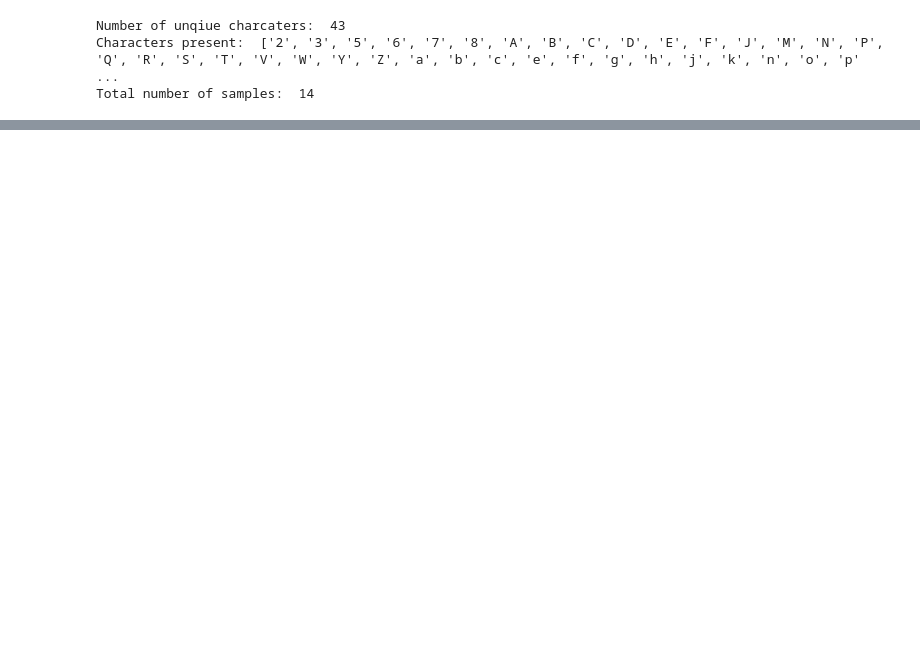
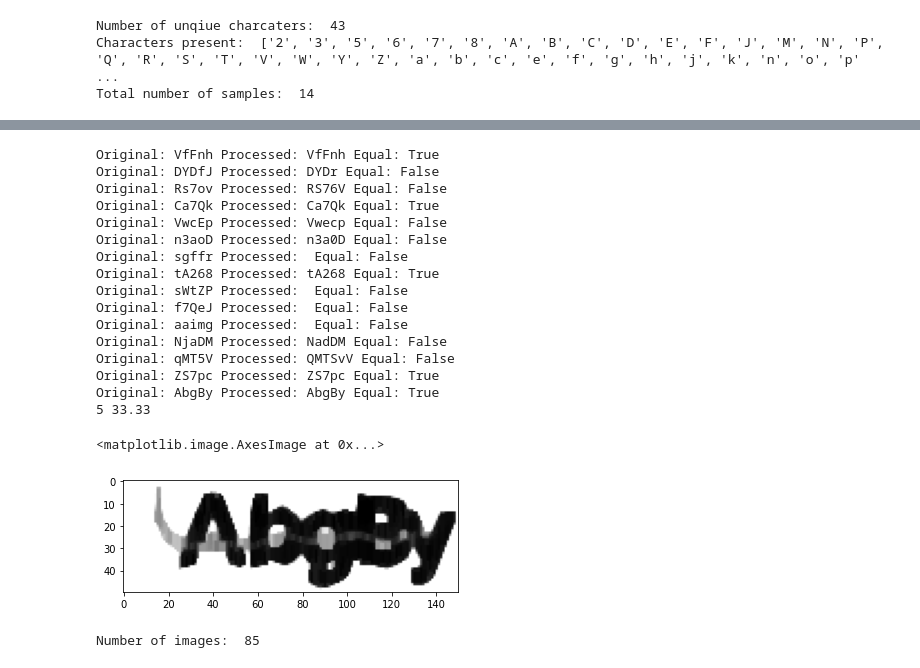
Before and after one commit to urbanogilson/SICAR, a Jupyter notebook: captcha.ipynb, the cells around one changed output, grey strips where cells are left out. Saved outputs shown, nothing was run; the diff lists cells and outputs as text; code cells hidden in the pictures; blank space fills up the shorter version.

```diff
--- a/captcha.ipynb
+++ b/captcha.ipynb
@@ -56,0 +87,45 @@ Total number of samples:  14
+# %%
+c = 0
+for image in images:
+    img = cv2.imread(str(image), -1)
+    img = cv2.cvtColor(img, cv2.COLOR_BGR2GRAY)
+    res = otsu_thresholding(img)
+    plt.imsave("dataset//processed/{}.jpg".format(image.stem), res, cmap='gray')
+    captcha = pytesseract.image_to_string('dataset/processed/'+image.stem +'.jpg')
+    captcha = re.sub('[^A-Za-z0-9]+', '', captcha)
+    if image.stem == captcha:c +=1
+    print('Original: ' + image.stem + ' Processed: ' + captcha + ' Equal: ' + str(image.stem == captcha))
+
+print(c, round(c/len(images)*100,2))
+plt.imshow(res, cmap='gray')
+# %% [output]
+Original: VfFnh Processed: VfFnh Equal: True
+Original: DYDfJ Processed: DYDr Equal: False
+Original: Rs7ov Processed: RS76V Equal: False
+Original: Ca7Qk Processed: Ca7Qk Equal: True
+Original: VwcEp Processed: Vwecp Equal: False
+Original: n3aoD Processed: n3a0D Equal: False
+Original: sgffr Processed:  Equal: False
+Original: tA268 Processed: tA268 Equal: True
+Original: sWtZP Processed:  Equal: False
+Original: f7QeJ Processed:  Equal: False
+Original: aaimg Processed:  Equal: False
+Original: NjaDM Processed: NadDM Equal: False
+Original: qMT5V Processed: QMTSvV Equal: False
+Original: ZS7pc Processed: ZS7pc Equal: True
+Original: AbgBy Processed: AbgBy Equal: True
+5 33.33
+<matplotlib.image.AxesImage at 0x...>
+[figure, added]
+# %%
+# Path to the data directory
+data_dir = Path("temp/")
+
+# Get list of all the images
+images = list(data_dir.glob("*.jpg"))
+
+num_images = len(images)
+
+print("Number of images: ", num_images)
+# %% [output]
+Number of images:  85
```
Also changed, not shown: parts of 8 cells of this notebook, 4 other files.
